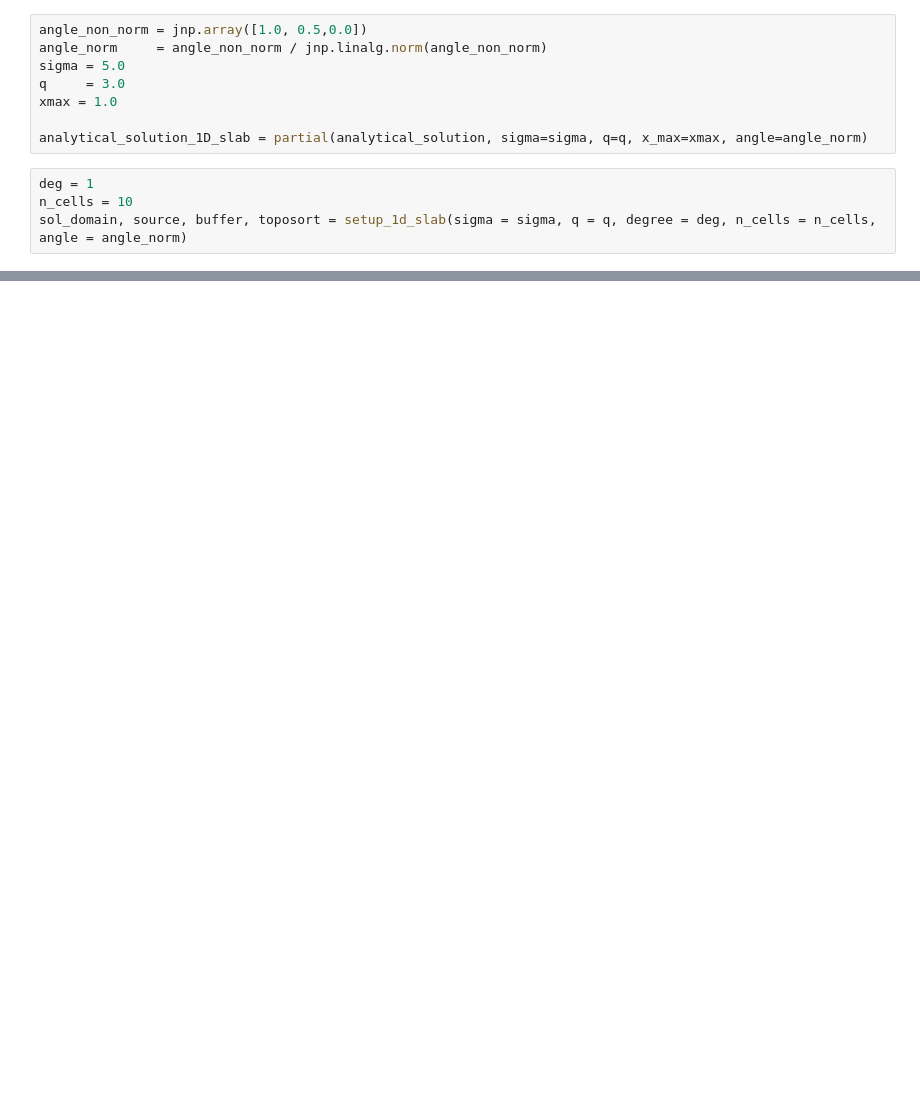
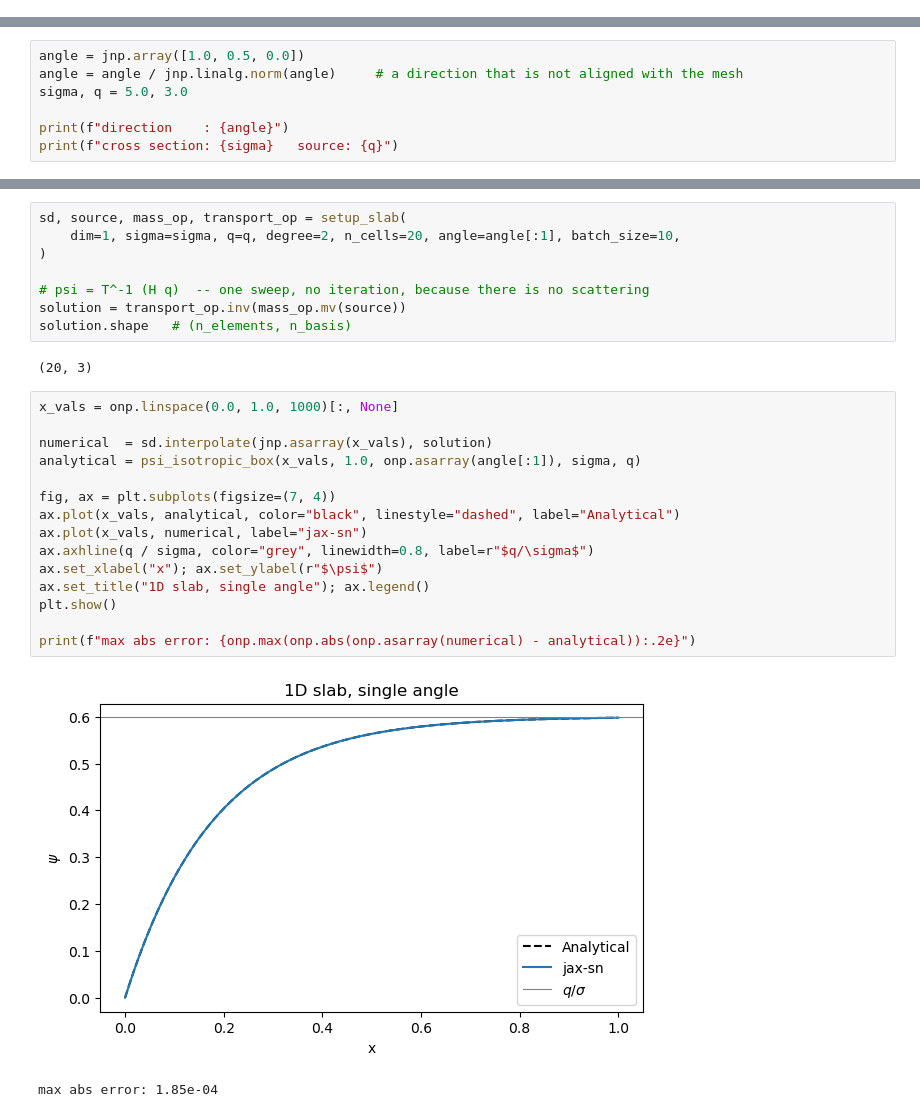
Before and after one commit to timobogaarts/jax-sn, a Jupyter notebook: examples/slab_single_angle.ipynb, the cells around one changed output, grey strips where cells are left out. Saved outputs shown, nothing was run; the diff lists cells and outputs as text; blank space fills up the shorter version.

```diff
--- a/examples/slab_single_angle.ipynb
+++ b/examples/slab_single_angle.ipynb
@@ -62,12 +0,0 @@ def setup_1d_slab(sigma: float, q: float, degree: int, n_cells: int, angle : jnp
-# %%
-angle_non_norm = jnp.array([1.0, 0.5,0.0])
-angle_norm     = angle_non_norm / jnp.linalg.norm(angle_non_norm)
-sigma = 5.0
-q     = 3.0
-xmax = 1.0
-
-analytical_solution_1D_slab = partial(analytical_solution, sigma=sigma, q=q, x_max=xmax, angle=angle_norm)
-# %%
-deg = 1
-n_cells = 10
-sol_domain, source, buffer, toposort = setup_1d_slab(sigma = sigma, q = q, degree = deg, n_cells = n_cells, angle = angle_norm)
@@ -181,0 +83,7 @@ plt.plot(x_vals, analytical, label="3D analytical", linestyle ="dashed"); plt.xl
+# %%
+angle = jnp.array([1.0, 0.5, 0.0])
+angle = angle / jnp.linalg.norm(angle)     # a direction that is not aligned with the mesh
+sigma, q = 5.0, 3.0
+
+print(f"direction    : {angle}")
+print(f"cross section: {sigma}   source: {q}")
@@ -181,0 +103,28 @@ plt.plot(x_vals, analytical, label="3D analytical", linestyle ="dashed"); plt.xl
+# %%
+sd, source, mass_op, transport_op = setup_slab(
+    dim=1, sigma=sigma, q=q, degree=2, n_cells=20, angle=angle[:1], batch_size=10,
+)
+
+# psi = T^-1 (H q)  -- one sweep, no iteration, because there is no scattering
+solution = transport_op.inv(mass_op.mv(source))
+solution.shape   # (n_elements, n_basis)
+# %% [output]
+(20, 3)
+# %%
+x_vals = onp.linspace(0.0, 1.0, 1000)[:, None]
+
+numerical  = sd.interpolate(jnp.asarray(x_vals), solution)
+analytical = psi_isotropic_box(x_vals, 1.0, onp.asarray(angle[:1]), sigma, q)
+
+fig, ax = plt.subplots(figsize=(7, 4))
+ax.plot(x_vals, analytical, color="black", linestyle="dashed", label="Analytical")
+ax.plot(x_vals, numerical, label="jax-sn")
+ax.axhline(q / sigma, color="grey", linewidth=0.8, label=r"$q/\sigma$")
+ax.set_xlabel("x"); ax.set_ylabel(r"$\psi$")
+ax.set_title("1D slab, single angle"); ax.legend()
+plt.show()
+
+print(f"max abs error: {onp.max(onp.abs(onp.asarray(numerical) - analytical)):.2e}")
+# %% [output]
+[figure, added]
+max abs error: 1.85e-04
```
Also changed, not shown: parts of 33 cells of this notebook, 41 other files.
